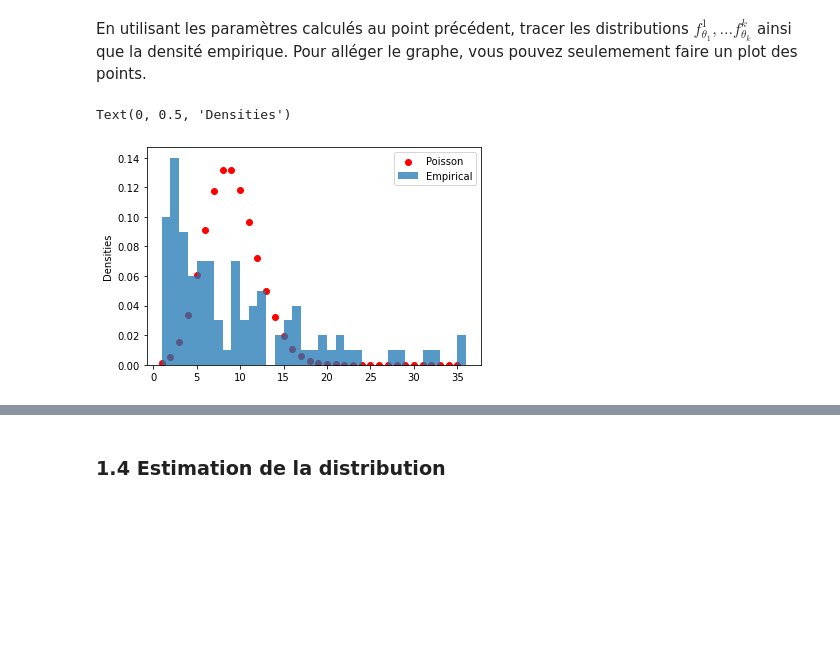
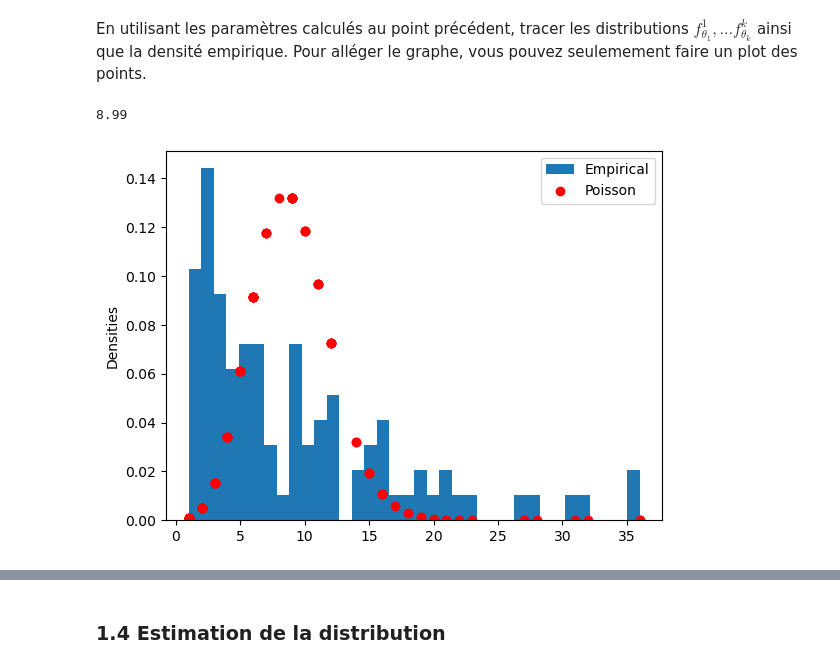
Before and after one commit to HUART1848/APV_L3, a Jupyter notebook: APV-TP3-HugoHuart-Code.ipynb, the cells around one changed output, grey strips where cells are left out. Drawn from its saved outputs; the diff is of its cells as text; code cells hidden in the pictures; blank space fills up the shorter version.

```diff
--- a/APV-TP3-HugoHuart-Code.ipynb
+++ b/APV-TP3-HugoHuart-Code.ipynb
@@ -68,4 +69,11 @@ Pour commencer, on va tracer la fonction de densité empirique utilisant notre
 # %%
 file = open("data_ex1.pkl", "rb")
 data = pickle.load(file)
+# %%
+def simple_hist(x, figax=None, bins=None, xlab="", ylab="", legend=""):
+    fig, ax = figax if figax is not None else plt.subplots()
+
+    ax.hist(x, bins=np.max(x) if bins is None else bins, density=True, label=legend)
+    ax.set_xlabel(xlab)
+    ax.set_ylabel(ylab)
 # %%
@@ -87,7 +95,7 @@ def poisson_mle(data):
 
 # poisson density function
 def poisson_distribution(k, lmb):
-    tmp = (lmb ** k) / np.math.factorial(k)
+    tmp = (lmb ** k) / math.factorial(k)
     return tmp * np.exp(-lmb)
 # %% [markdown]
 Procéder de la même manière pour au moins $3$ fonctions de densités différentes.
@@ -97,8 +121,24 @@ Procéder de la même manière pour au moins $3$ fonctions de densités différe
 ### 1.3 Représentation des distribution calculées.
 # %% [markdown]
 En utilisant les paramètres calculés au point précédent, tracer les distributions $f^{1}_{\theta_{1}}, \ldots f^{k}_{\theta_{k}}$ ainsi que la densité empirique. Pour alléger le graphe, vous pouvez seulemement faire un plot des points.
+# %%
+def simple_scatter(x, y, figax=None, xlab="", ylab="", legend=""):
+    fig, ax = figax if figax is not None else plt.subplots()
+
+    ax.scatter(x, y, c="red", label=legend)
+    ax.set_xlabel(xlab)
+    ax.set_ylabel(ylab)
 # %%
-# TODO : plot the computed density functions and the empirical distribution
+theta = poisson_mle(data)
+y = [poisson_distribution(x, theta) for x in data]
+
+fig, ax = plt.subplots()
+
+simple_hist(data, figax=(fig, ax), legend="Empirical")
+simple_scatter(data, y, figax=(fig, ax), ylab="Densities", legend="Poisson")
+
+plt.legend()
+print(theta)
 # %% [output]
-Text(0, 0.5, 'Densities')
+8.99
-[figure, old version]
+[figure, new version]
```
Also changed, not shown: parts of 21 cells of this notebook, 1 other file.
